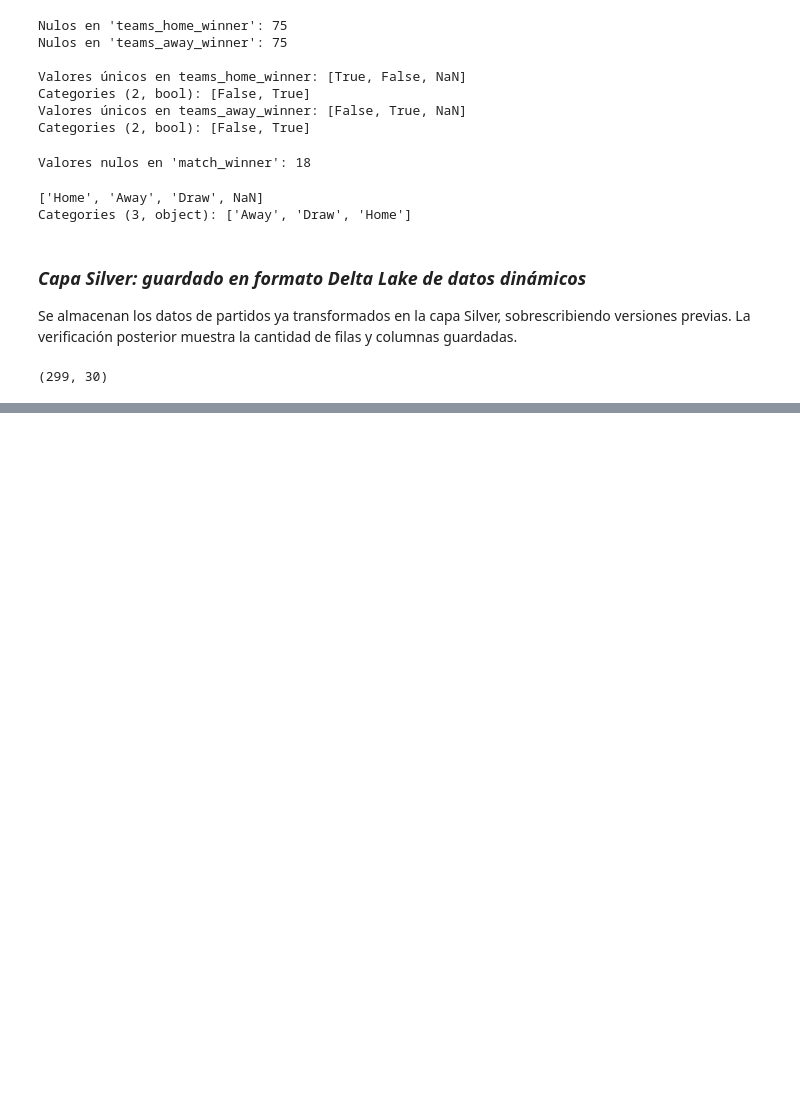
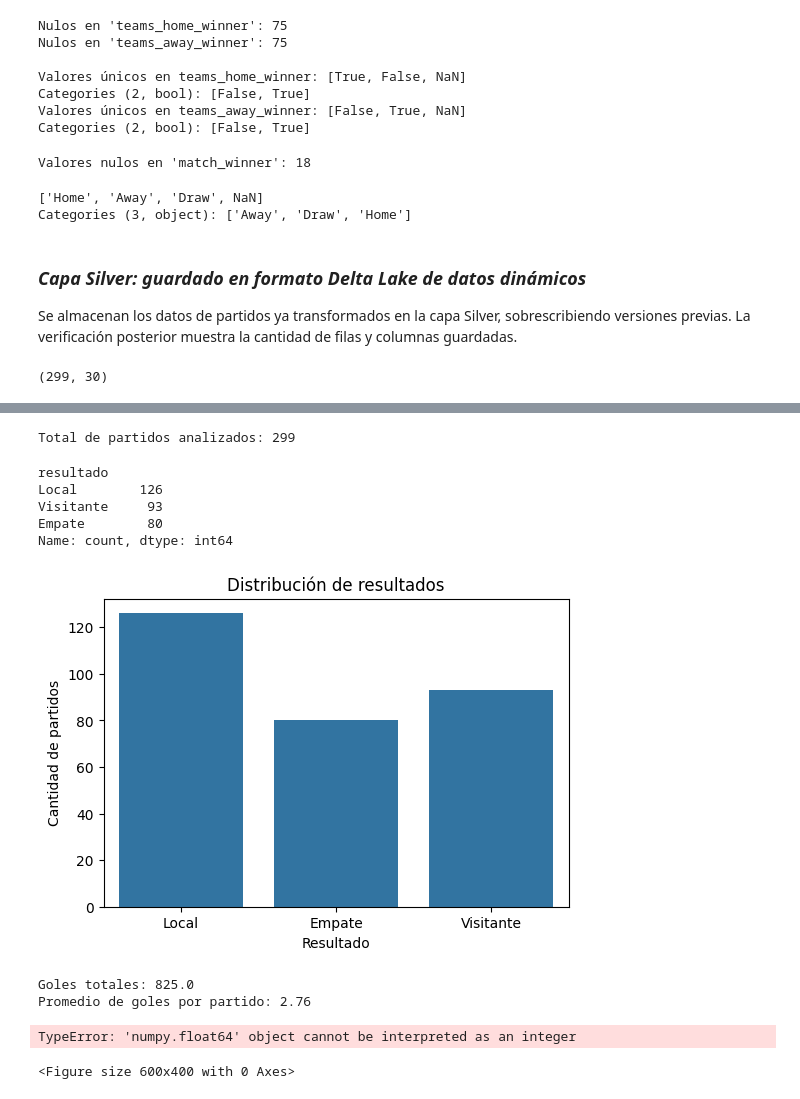
Before and after one commit to fernandezelias/ETL_api_football, a Jupyter notebook: ETL_API_Football.ipynb.ipynb, the cells around one changed output, grey strips where cells are left out. Cells and saved outputs as stored; diff of their text form; code cells hidden in the pictures; blank space fills up the shorter version.

```diff
--- a/ETL_API_Football.ipynb.ipynb
+++ b/ETL_API_Football.ipynb.ipynb
@@ -692,7 +706,7 @@ NameError: name 'read_all_from_delta' is not defined
 # %%
-# Se crea una copia de la última partición de Silver para trabajar en la capa Gold
-# (aseguramos no modificar los datos originales)
-# Luego se imprime la cantidad de registros disponibles para el análisis
-df_fixtures_gold = df_fixtures_silver.copy()
-print(f"Registros leidos: {df_fixtures_gold.shape[0]}")
+# Se crea una copia para trabajar en la capa Gold (acumulado histórico)
+df_fixtures_gold = df_fixtures_silver_all.copy()
+
+print(f"Registros leídos (histórico): {df_fixtures_gold.shape[0]}")
+df_fixtures_gold.head(3)
 # %% [output]
@@ -699,0 +739,55 @@ Registros leidos: 299
+# %%
+total_partidos = df_fixtures_gold.shape[0]
+print(f"Total de partidos analizados: {total_partidos}")
+# %% [output]
+Total de partidos analizados: 299
+# %%
+# Clasificar resultados
+df_fixtures_gold["resultado"] = df_fixtures_gold.apply(
+    lambda row: "Local" if row["goals_home"] > row["goals_away"]
+    else ("Visitante" if row["goals_home"] < row["goals_away"] else "Empate"),
+    axis=1
+)
+
+# Conteo por tipo de resultado
+resultados = df_fixtures_gold["resultado"].value_counts()
+print(resultados)
+# %% [output]
+resultado
+Local        126
+Visitante     93
+Empate        80
+Name: count, dtype: int64
+# %%
+plt.figure(figsize=(6,4))
+sns.countplot(x="resultado", data=df_fixtures_gold, order=["Local","Empate","Visitante"])
+plt.title("Distribución de resultados")
+plt.xlabel("Resultado")
+plt.ylabel("Cantidad de partidos")
+plt.show()
+# %% [output]
+[figure, added]
+# %%
+# Goles totales y promedio
+goles_totales = df_fixtures_gold["goals_home"].sum() + df_fixtures_gold["goals_away"].sum()
+goles_promedio = goles_totales / df_fixtures_gold.shape[0]
+
+print(f"Goles totales: {goles_totales}")
+print(f"Promedio de goles por partido: {goles_promedio:.2f}")
+# %% [output]
+Goles totales: 825.0
+Promedio de goles por partido: 2.76
+# %%
+# Goles por partido (suma de goles de local y visitante)
+df_fixtures_gold["goles_partido"] = df_fixtures_gold["goals_home"] + df_fixtures_gold["goals_away"]
+
+# Histograma de goles por partido
+plt.figure(figsize=(6,4))
+sns.histplot(df_fixtures_gold["goles_partido"], bins=range(0, df_fixtures_gold["goles_partido"].max()+2), kde=False)
+plt.title("Distribución de goles por partido")
+plt.xlabel("Goles en el partido")
+plt.ylabel("Cantidad de partidos")
+plt.show()
+# %% [output]
+TypeError: 'numpy.float64' object cannot be interpreted as an integer
+<Figure size 600x400 with 0 Axes>
```
Also changed, not shown: parts of 11 cells of this notebook, 1 other file.
